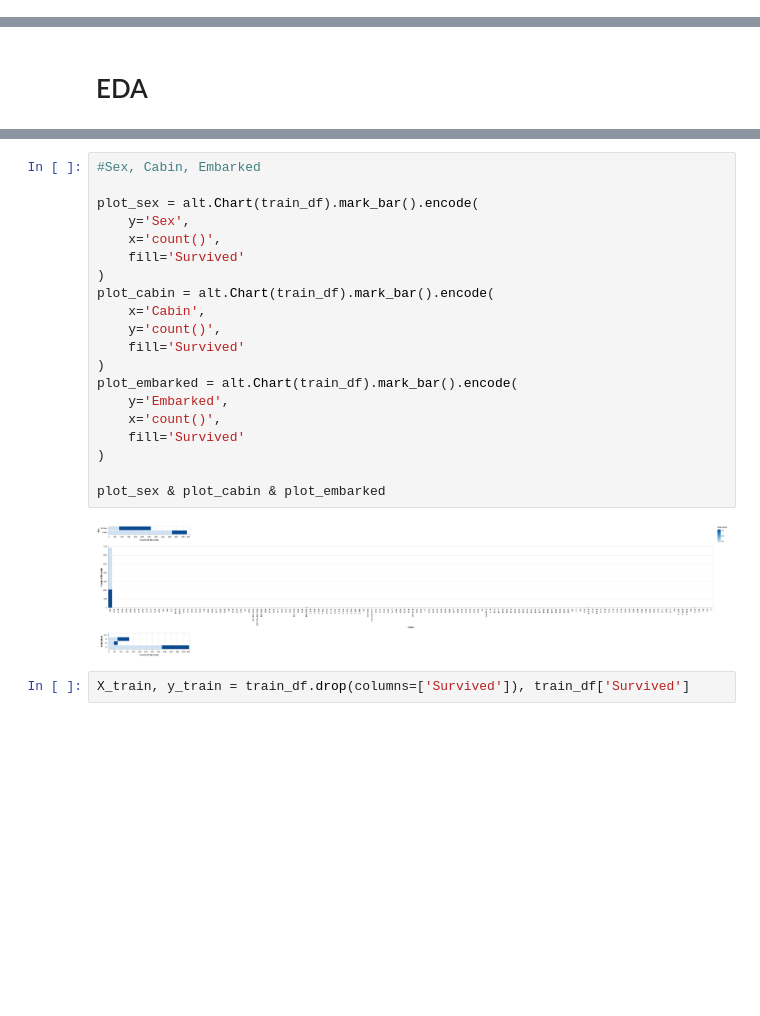
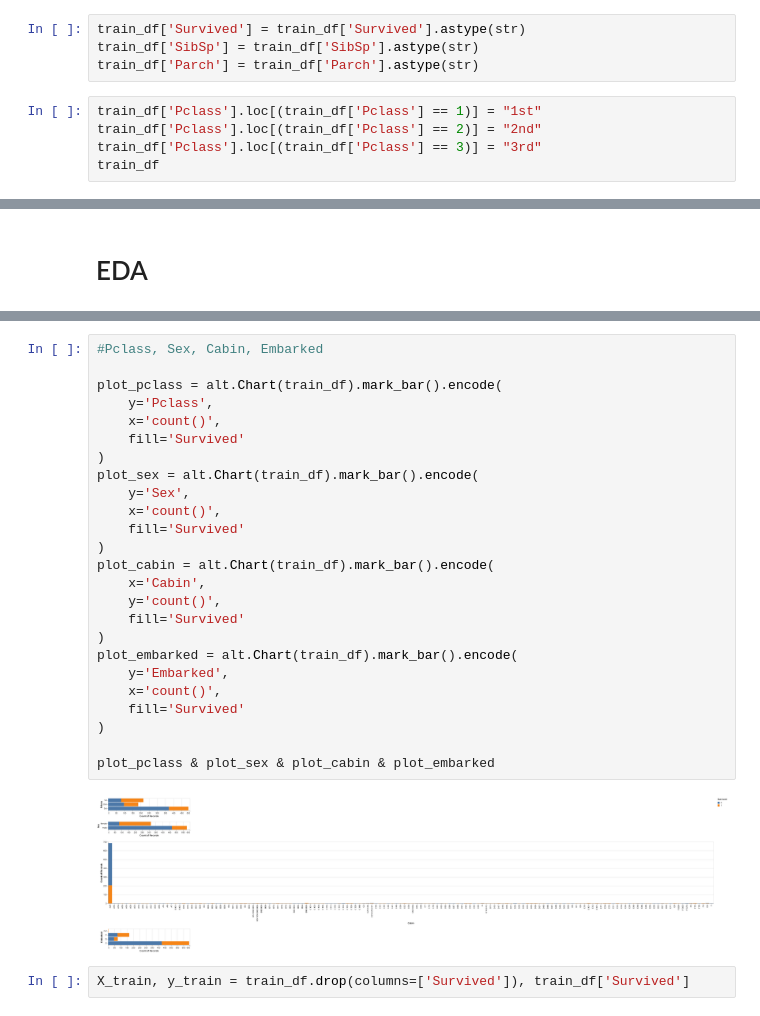
Before and after one commit to johnwslee/Titanic, a Jupyter notebook: Titanic.ipynb, the cells around one changed output, grey strips where cells are left out. Saved outputs shown, nothing was run; the diff lists cells and outputs as text; blank space fills up the shorter version.

Commit message:
Applies lots of ordinal (including Parch, SibSp

```diff
--- a/Titanic.ipynb
+++ b/Titanic.ipynb
@@ -117,0 +120,9 @@ dtype: int64
+# %%
+train_df['Survived'] = train_df['Survived'].astype(str)
+train_df['SibSp'] = train_df['SibSp'].astype(str)
+train_df['Parch'] = train_df['Parch'].astype(str)
+# %%
+train_df['Pclass'].loc[(train_df['Pclass'] == 1)] = "1st"
+train_df['Pclass'].loc[(train_df['Pclass'] == 2)] = "2nd"
+train_df['Pclass'].loc[(train_df['Pclass'] == 3)] = "3rd"
+train_df
@@ -134,25 +185,30 @@ alt.Chart(train_df).mark_bar().encode(
 # %%
-#Sex, Cabin, Embarked
+#Pclass, Sex, Cabin, Embarked
 
+plot_pclass = alt.Chart(train_df).mark_bar().encode(
+    y='Pclass',
+    x='count()',
+    fill='Survived'
+)
 plot_sex = alt.Chart(train_df).mark_bar().encode(
     y='Sex',
     x='count()',
     fill='Survived'
 )
 plot_cabin = alt.Chart(train_df).mark_bar().encode(
     x='Cabin',
     y='count()',
     fill='Survived'
 )
 plot_embarked = alt.Chart(train_df).mark_bar().encode(
     y='Embarked',
     x='count()',
     fill='Survived'
 )
 
-plot_sex & plot_cabin & plot_embarked
+plot_pclass & plot_sex & plot_cabin & plot_embarked
 # %% [output]
-[figure, old version]
+[figure, new version]
 # %%
 X_train, y_train = train_df.drop(columns=['Survived']), train_df['Survived']
 # %% [markdown]
```
Also changed, not shown: parts of 13 cells of this notebook.
